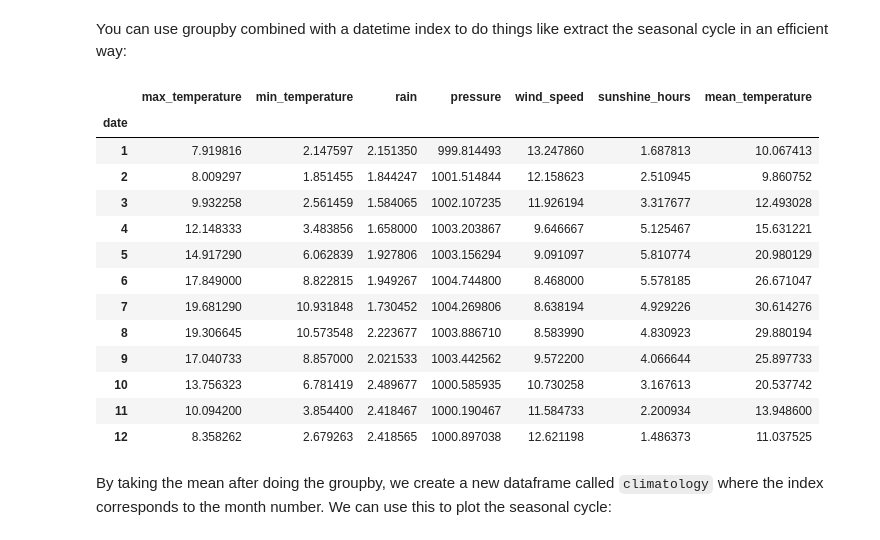
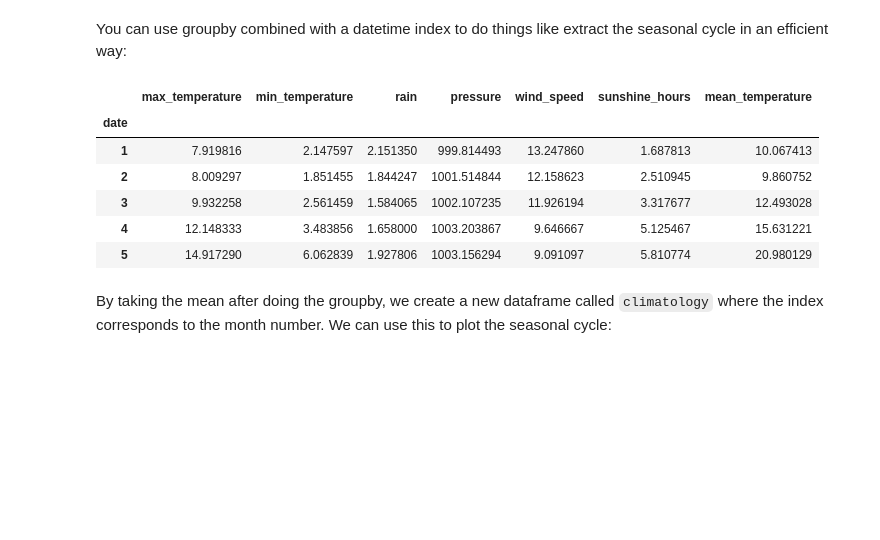
Before and after one commit to braaannigan/climate_python_intro, a Jupyter notebook: pandas_1.ipynb, the cells around one changed output. Drawn from its saved outputs; the diff is of its cells as text; code cells hidden in the pictures; blank space fills up the shorter version.

````diff
--- a/pandas_1.ipynb
+++ b/pandas_1.ipynb
@@ -50,6 +49,8 @@ We would like to set the date column be the row index rather than just have an i
 df.set_index('date',inplace=True)
 # Convert the date column to be a datetime object
 df.index = pd.to_datetime(df.index)
+# We will remove rows that are missing values
+df = df.dropna()
 df.head()
 # %% [output]
 |  | max temperature | min temperature | rain | pressure | wind speed | sunshine hours |
@@ -216,22 +219,15 @@ You can use groupby combined with a datetime index to do things like extract the
 # %%
 # Take the mean of the columns by month
 climatology = df.groupby( df.index.month ).mean()
-climatology
+climatology.head()
 # %% [output]
 |  | max_temperature | min_temperature | rain | pressure | wind_speed | sunshine_hours | mean_temperature |
 | date |  |  |  |  |  |  |  |
 | 1 | 7.919816 | 2.147597 | 2.151350 | 999.814493 | 13.247860 | 1.687813 | 10.067413 |
 | 2 | 8.009297 | 1.851455 | 1.844247 | 1001.514844 | 12.158623 | 2.510945 | 9.860752 |
 | 3 | 9.932258 | 2.561459 | 1.584065 | 1002.107235 | 11.926194 | 3.317677 | 12.493028 |
 | 4 | 12.148333 | 3.483856 | 1.658000 | 1003.203867 | 9.646667 | 5.125467 | 15.631221 |
 | 5 | 14.917290 | 6.062839 | 1.927806 | 1003.156294 | 9.091097 | 5.810774 | 20.980129 |
-| 6 | 17.849000 | 8.822815 | 1.949267 | 1004.744800 | 8.468000 | 5.578185 | 26.671047 |
-| 7 | 19.681290 | 10.931848 | 1.730452 | 1004.269806 | 8.638194 | 4.929226 | 30.614276 |
-| 8 | 19.306645 | 10.573548 | 2.223677 | 1003.886710 | 8.583990 | 4.830923 | 29.880194 |
-| 9 | 17.040733 | 8.857000 | 2.021533 | 1003.442562 | 9.572200 | 4.066644 | 25.897733 |
-| 10 | 13.756323 | 6.781419 | 2.489677 | 1000.585935 | 10.730258 | 3.167613 | 20.537742 |
-| 11 | 10.094200 | 3.854400 | 2.418467 | 1000.190467 | 11.584733 | 2.200934 | 13.948600 |
-| 12 | 8.358262 | 2.679263 | 2.418565 | 1000.897038 | 12.621198 | 1.486373 | 11.037525 |
 # %% [markdown]
 By taking the mean after doing the groupby, we create a new dataframe called ```climatology``` where the index corresponds to the month number.  We can use this to plot the seasonal cycle:
 # %%
````
Also changed, not shown: parts of 28 cells of this notebook, 4 other files.
